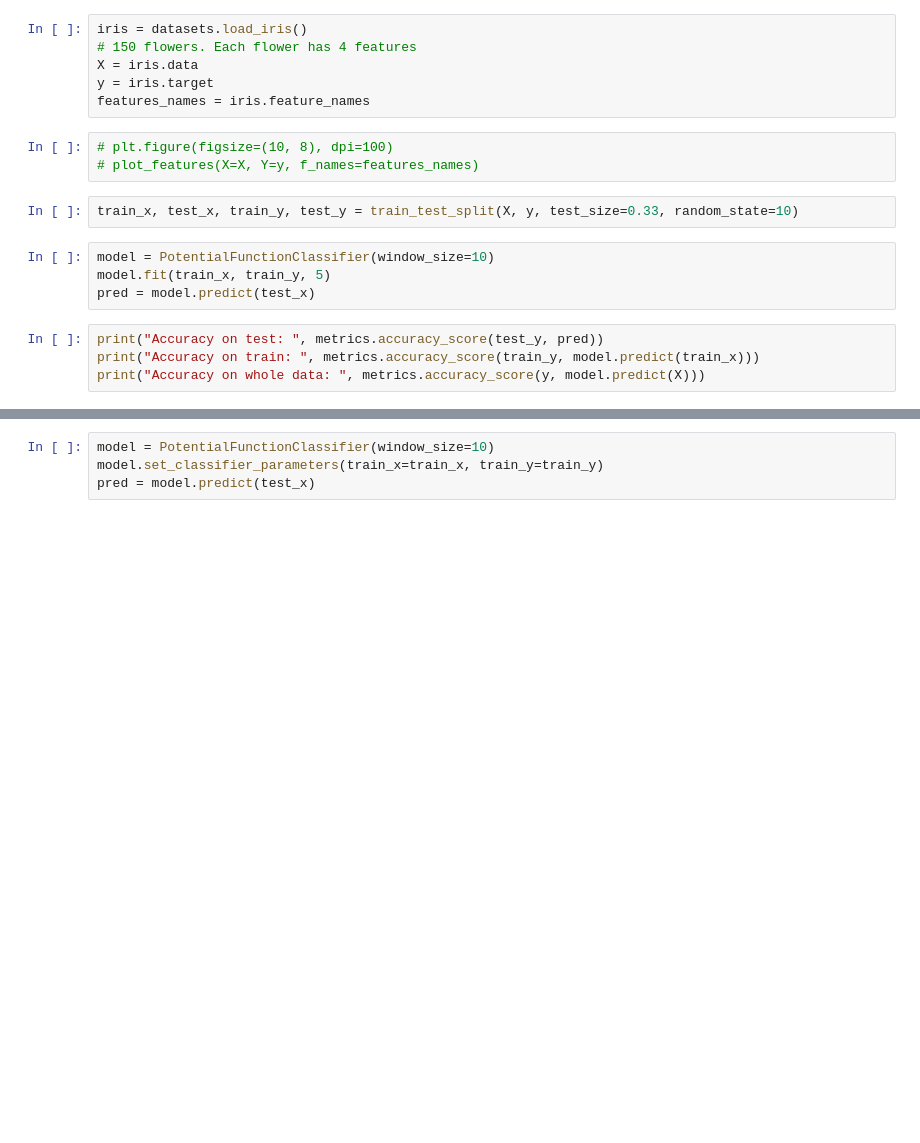
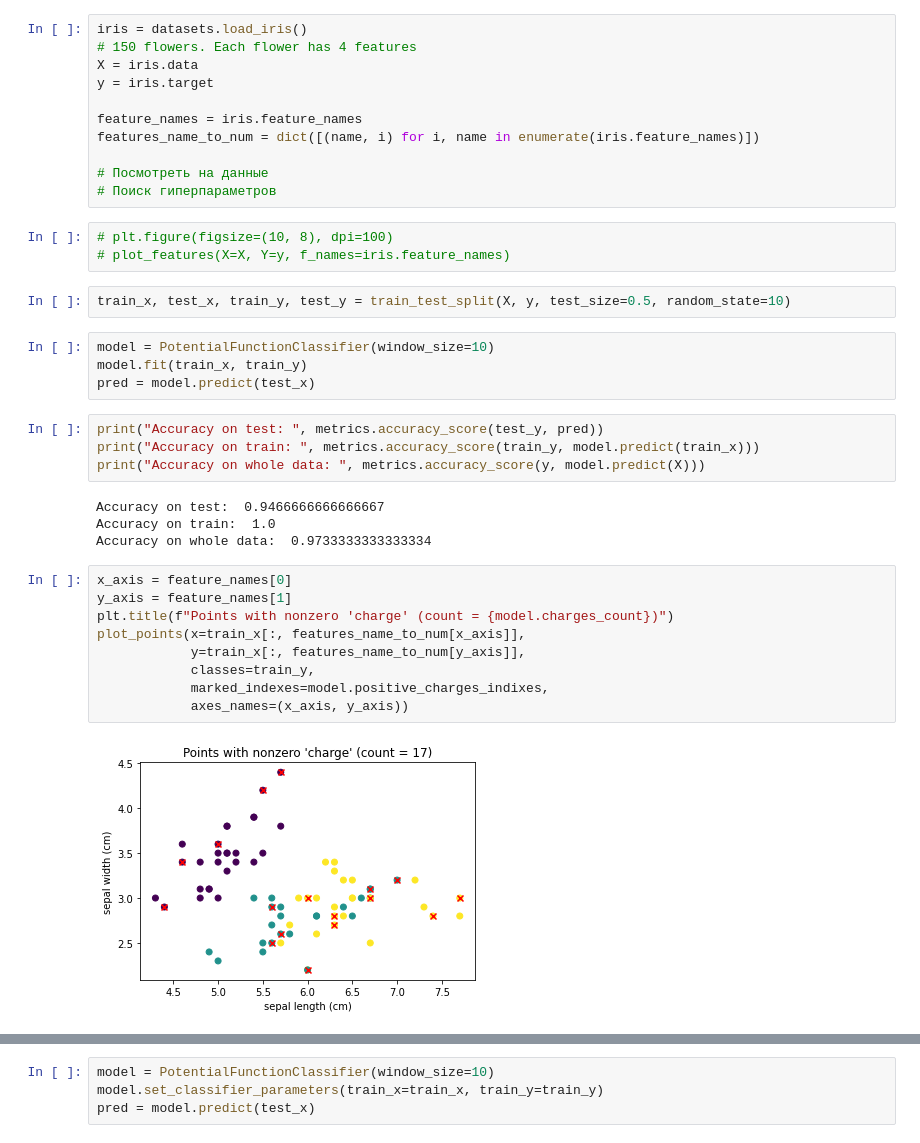
Before and after one commit to JorjeousJorje/ML, a Jupyter notebook: task 1/potential_functions.ipynb, the cells around one changed output, grey strips where cells are left out. Drawn from its saved outputs; the diff is of its cells as text; blank space fills up the shorter version.

```diff
--- a/task 1/potential_functions.ipynb
+++ b/task 1/potential_functions.ipynb
@@ -15,17 +15,37 @@ iris = datasets.load_iris()
 # 150 flowers. Each flower has 4 features
 X = iris.data
 y = iris.target
-features_names = iris.feature_names
+
+feature_names = iris.feature_names
+features_name_to_num = dict([(name, i) for i, name in enumerate(iris.feature_names)])
+
+# Посмотреть на данные
+# Поиск гиперпараметров
 # %%
 # plt.figure(figsize=(10, 8), dpi=100)
-# plot_features(X=X, Y=y, f_names=features_names)
+# plot_features(X=X, Y=y, f_names=iris.feature_names)
 # %%
-train_x, test_x, train_y, test_y = train_test_split(X, y, test_size=0.33, random_state=10)
+train_x, test_x, train_y, test_y = train_test_split(X, y, test_size=0.5, random_state=10)
 # %%
 model = PotentialFunctionClassifier(window_size=10)
-model.fit(train_x, train_y, 5)
+model.fit(train_x, train_y)
 pred = model.predict(test_x)
 # %%
 print("Accuracy on test: ", metrics.accuracy_score(test_y, pred))
 print("Accuracy on train: ", metrics.accuracy_score(train_y, model.predict(train_x)))
 print("Accuracy on whole data: ", metrics.accuracy_score(y, model.predict(X)))
+# %% [output]
+Accuracy on test:  0.9466666666666667
+Accuracy on train:  1.0
+Accuracy on whole data:  0.9733333333333334
+# %%
+x_axis = feature_names[0]
+y_axis = feature_names[1]
+plt.title(f"Points with nonzero 'charge' (count = {model.charges_count})")
+plot_points(x=train_x[:, features_name_to_num[x_axis]],
+            y=train_x[:, features_name_to_num[y_axis]],
+            сlasses=train_y,
+            marked_indexes=model.positive_charges_indixes,
+            axes_names=(x_axis, y_axis))
+# %% [output]
+[figure, added]
```
Also changed, not shown: parts of 12 cells of this notebook, 12 other files.
